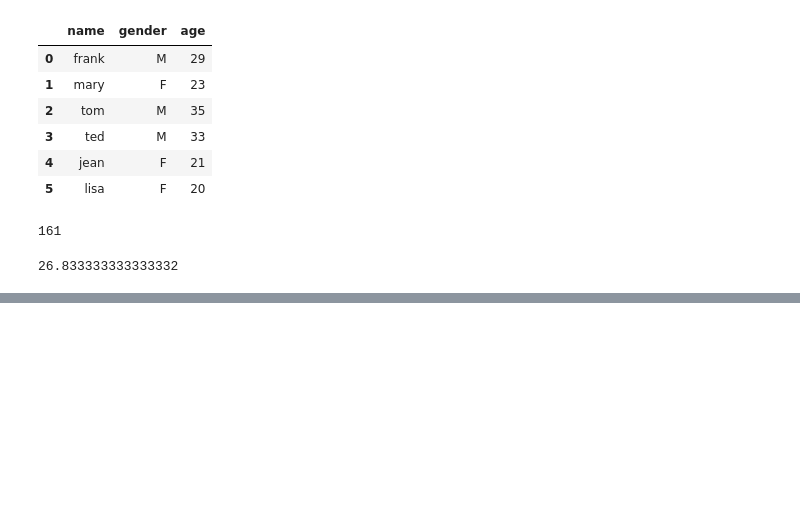
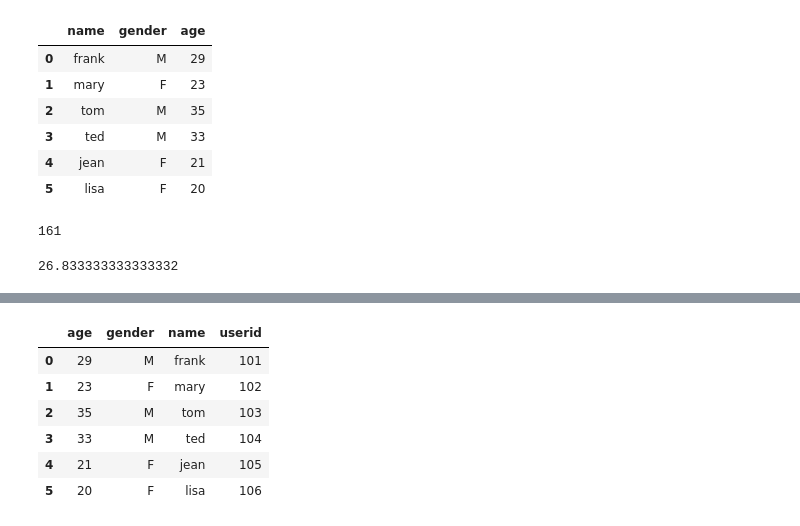
Before and after one commit to greenrmp/cathaylifepy, a Jupyter notebook: Demo20190627.ipynb, the cells around one changed output, grey strips where cells are left out. Saved outputs shown, nothing was run; the diff lists cells and outputs as text; code cells hidden in the pictures; blank space fills up the shorter version.

```diff
--- a/Demo20190627.ipynb
+++ b/Demo20190627.ipynb
@@ -1209,0 +1538,2 @@ df['age'].mean()
+# %%
+df['employee'] = True
@@ -1209,0 +1542,2 @@ df['age'].mean()
+# %%
+df.drop('employee', axis = 1, inplace=True)
@@ -1209,0 +1558,2 @@ df['age'].mean()
+# %%
+df.loc[6] = {'age': 20, 'gender': 'F', 'name':'qoo' }
@@ -1209,0 +1573,2 @@ df['age'].mean()
+# %%
+df.drop(6, axis = 0, inplace=True )
@@ -1209,0 +1585,11 @@ df['age'].mean()
+# %%
+df['userid'] = range(101,107)
+df
+# %% [output]
+|  | age | gender | name | userid |
+| 0 | 29 | M | frank | 101 |
+| 1 | 23 | F | mary | 102 |
+| 2 | 35 | M | tom | 103 |
+| 3 | 33 | M | ted | 104 |
+| 4 | 21 | F | jean | 105 |
+| 5 | 20 | F | lisa | 106 |
```
Also changed, not shown: parts of 57 cells of this notebook.
